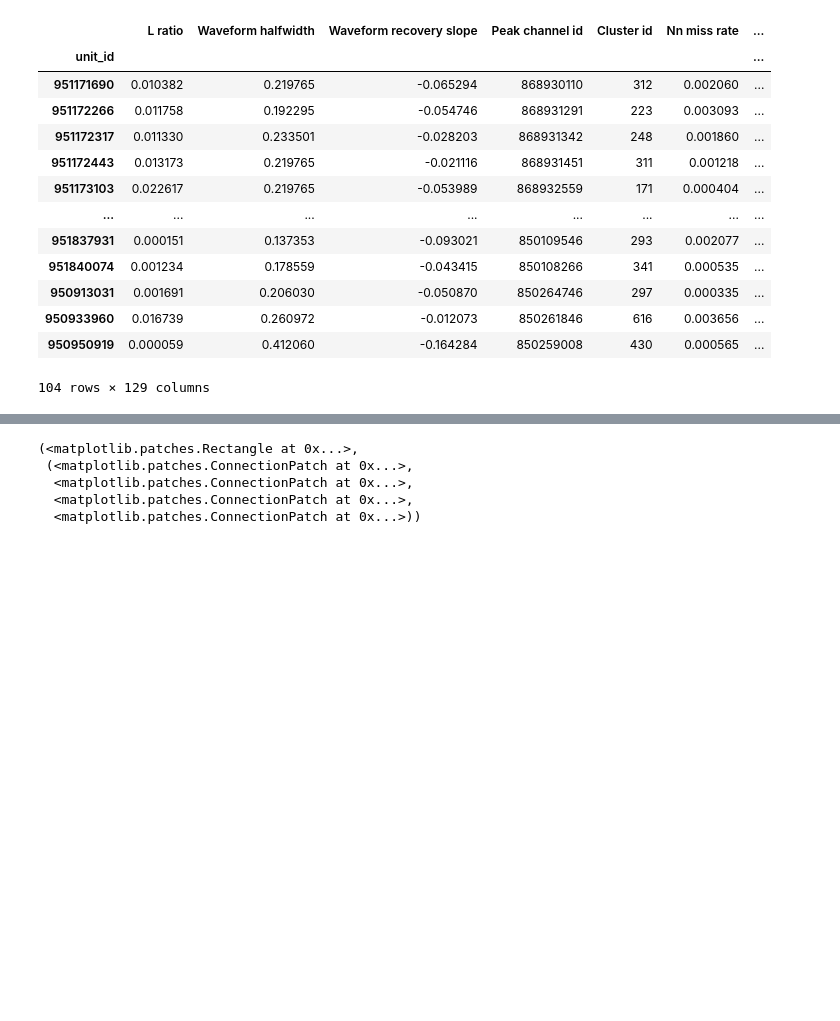
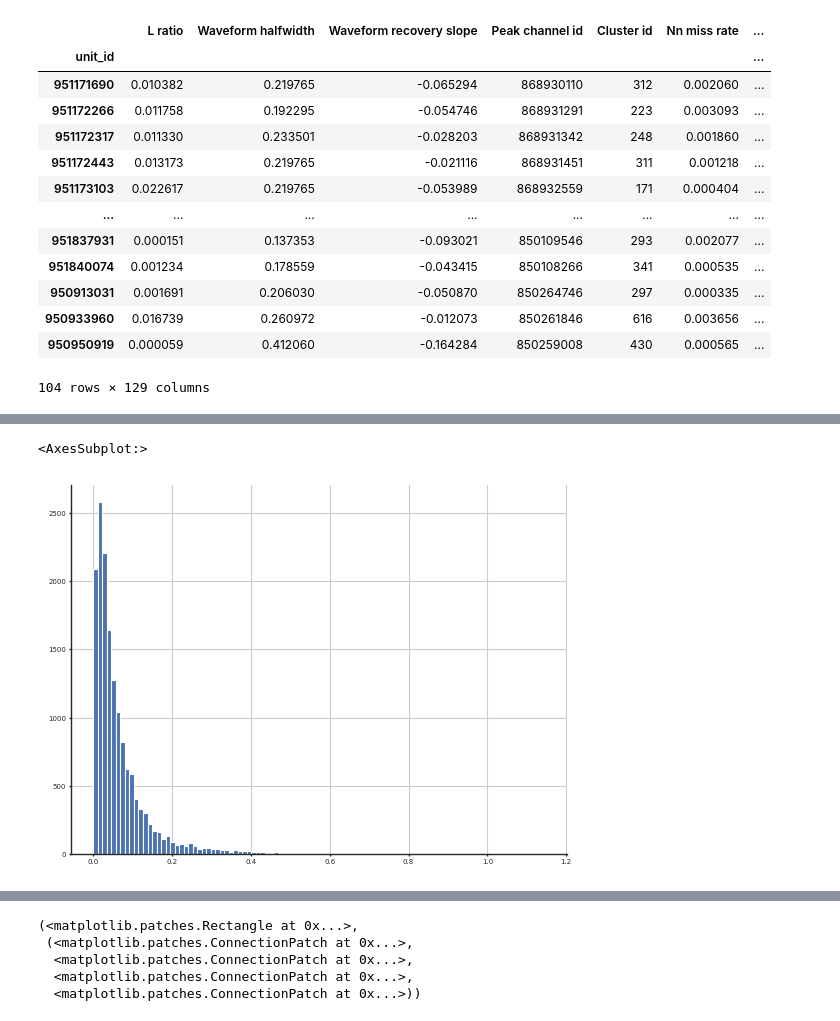
Before and after one commit to RobertoDF/De-Filippo-et-al-2022, a Jupyter notebook: Calculations/Reviewers_addendum.ipynb, the cells around one changed output, grey strips where cells are left out. Cells and saved outputs as stored; diff of their text form; code cells hidden in the pictures; blank space fills up the shorter version.

```diff
--- a/Calculations/Reviewers_addendum.ipynb
+++ b/Calculations/Reviewers_addendum.ipynb
@@ -1149,4 +1150,9 @@ summary_units_df_sub[(summary_units_df_sub['Firing rate (120-0 ms) medial']>0.02
 # %%
 summary_units_df_sub['Firing rate (100-20 ms)'] = (summary_units_df_sub['Firing rate (120-20 ms) medial']+summary_units_df_sub['Firing rate (120-20 ms) lateral'])/2
+# %%
+summary_units_df_sub['Firing rate (100-20 ms)'].hist(bins=100)
+# %% [output]
+<AxesSubplot:>
+[figure, added]
 # %%
 fig, axs = plt.subplots( 1 ,figsize=(15,8))
```
Also changed, not shown: parts of 5 cells of this notebook, 5 other files.
